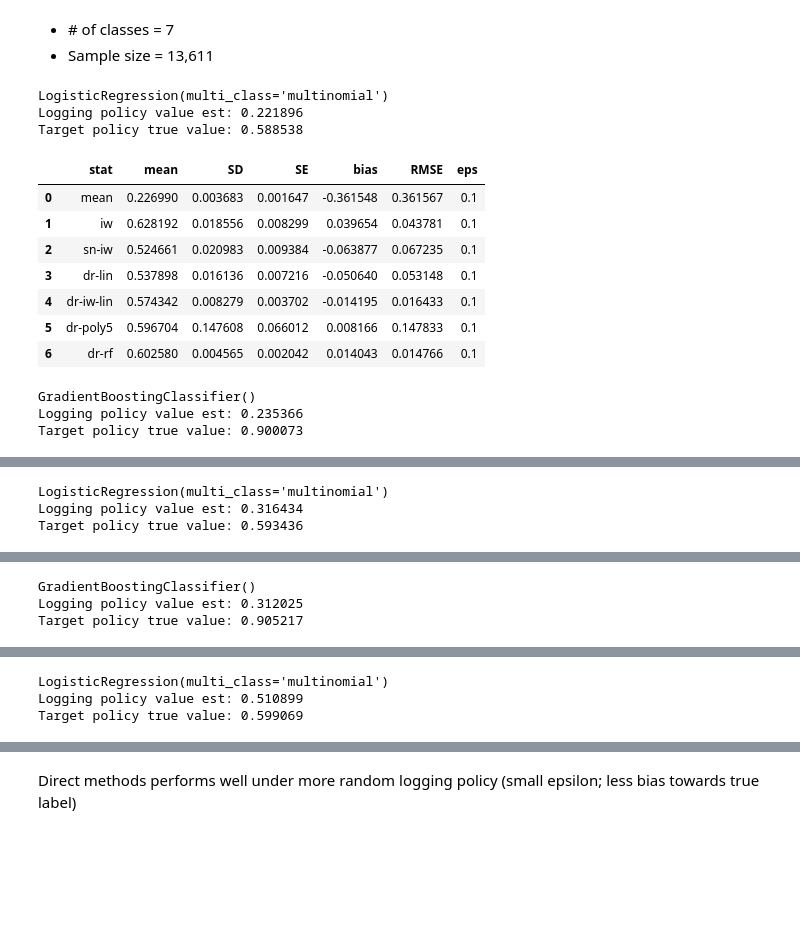
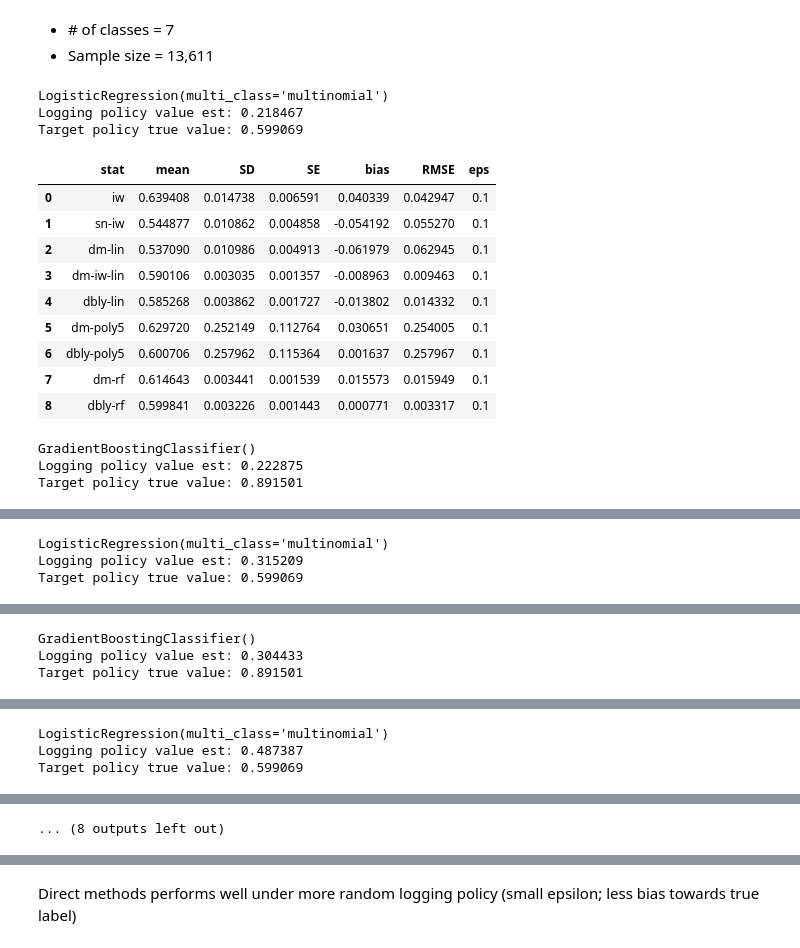
Before and after one commit to EricHe98/direct_method, a Jupyter notebook: notebooks/Offline-Bandit_Policy_Evaluation.ipynb, the cells around one changed output, grey strips where cells are left out. Drawn from its saved outputs; the diff is of its cells as text; code cells hidden in the pictures; blank space fills up the shorter version.

```diff
--- a/notebooks/Offline-Bandit_Policy_Evaluation.ipynb
+++ b/notebooks/Offline-Bandit_Policy_Evaluation.ipynb
@@ -229,17 +233,25 @@ def get_value_estimators(policy, contexts, actions, rewards, propensities, skip_
         rf = RandomForestRegressor()
         params = {'n_estimators': [100, 150],
                   'max_depth': [5, 10]}
-
-#         rewards_rf[act] = GridSearchCV(rf, params, cv=2).fit(X,R).predict(contexts)
-#         rewards_rf_iw[act] = GridSearchCV(rf, params, cv=3).fit(X,R, sample_weight=wgt).predict(contexts)
+        rewards_rf[act] = GridSearchCV(rf, params, cv=3).fit(X,R).predict(contexts)
 
     act_dist = policy.get_action_distribution(contexts)
+    rewards_dbly_lin = (rewards_linreg).assign(act=actions).apply(lambda x: x[x["act"]], axis=1)
+    rewards_dbly_poly = (rewards_poly5).assign(act=actions).apply(lambda x: x[x["act"]], axis=1)
+    rewards_dbly_rf = (rewards_rf).assign(act=actions).apply(lambda x: x[x["act"]], axis=1)
 
-    est["dr-lin"] = (rewards_linreg * act_dist).sum().sum() / act_dist.shape[0]
-    est["dr-iw-lin"] = (rewards_linreg_iw * act_dist).sum().sum() / act_dist.shape[0]
-    est["dr-poly5"] = (rewards_poly5 * act_dist).sum().sum() / act_dist.shape[0]
-#     est["dr-rf"] = (rewards_rf * act_dist).sum().sum() / act_dist.shape[0]
+    est["dm-lin"] = (rewards_linreg * act_dist).sum().sum() / act_dist.shape[0]
+    est["dm-iw-lin"] = (rewards_linreg_iw * act_dist).sum().sum() / act_dist.shape[0]
+    est["dbly-lin"] = (((rewards-rewards_dbly_lin)*imp_wgt).sum() +
+                                (rewards_linreg*act_dist).sum().sum()) / act_dist.shape[0]
 
+    est["dm-poly5"] = (rewards_poly5 * act_dist).sum().sum() / act_dist.shape[0]
+    est["dbly-poly5"] = (((rewards-rewards_dbly_poly)*imp_wgt).sum() +
+                                (rewards_poly5*act_dist).sum().sum()) / act_dist.shape[0]
+
+    est["dm-rf"] = (rewards_rf * act_dist).sum().sum() / act_dist.shape[0]
+    est["dbly-rf"] = (((rewards-rewards_dbly_rf)*imp_wgt).sum() +
+                                (rewards_rf*act_dist).sum().sum()) / act_dist.shape[0]
     return est
 # %%
 def get_estimator_stats(estimates, eps, true_parameter_value=None):
@@ -308,15 +302,23 @@ def value_est_output(data, rewards, model, TargetPolicy, LoggingPolicy, trials=5
 - Sample size = 1,484
 # %%
 def run_experiments(data, LoggingPolicy, eps_list, rng=default_rng(7)):
-    lr = LogisticRegression(multi_class='multinomial')
     gb = GradientBoostingClassifier()
+
+    pipe_lr = Pipeline([("classifier", LogisticRegression(multi_class="multinomial"))])
+
+    param_grid_lr = [{'classifier' :[LogisticRegression(multi_class="multinomial")],
+                      "classifier__penalty" : ['l1', 'l2'],
+                      "classifier__C" : np.logspace(-4, 4, 10),
+                      "classifier__max_iter" : [100]}]
+
+    clf_lr = GridSearchCV(pipe_lr, param_grid=param_grid_lr, cv=3, verbose=0, n_jobs=-1)
 
     lr_results = []
     gb_results = []
 
     # Prep data
     n = data.shape[0]
-    train_frac = 0.5
+    train_frac = 0.7
     train_size = round(train_frac * n)
     train_idx = rng.choice(n, size = train_size, replace = False)
     test_idx = np.setdiff1d(np.arange(n), train_idx, assume_unique=True)
@@ -331,18 +333,17 @@ def run_experiments(data, LoggingPolicy, eps_list, rng=default_rng(7)):
 
     data_dict = {"X_train": X_train, "X_test": X_test, "y_train" : y_train, "y_test": y_test}
 
-    lr.fit(X_train, y_train)
-    lr_policy_stochastic = SKLearnPolicy(model=lr, num_actions=len(data.label.unique()), is_deterministic=False)
+    clf_lr.fit(X_train, y_train)
+    lr_policy_stochastic = SKLearnPolicy(model=clf_lr, num_actions=len(data.label.unique()), is_deterministic=False)
     lr_policy_true_value = lr_policy_stochastic.get_value_estimate(X_test, full_rewards_test)
 
     gb.fit(X_train, y_train)
     gb_policy_stochastic = SKLearnPolicy(model=gb, num_actions=len(data.label.unique()), is_deterministic=False)
     gb_policy_true_value = gb_policy_stochastic.get_value_estimate(X_test, full_rewards_test)
 
-
     for e in eps_list:
-        print(lr)
-        lr_res = value_est_output(data_dict, full_rewards_test,  model=lr, LoggingPolicy=LoggingPolicy,
+        print(LogisticRegression(multi_class="multinomial"))
+        lr_res = value_est_output(data_dict, full_rewards_test,  model=clf_lr, LoggingPolicy=LoggingPolicy,
                                   TargetPolicy=lr_policy_stochastic,
                                   eps=e, policy_true_value=lr_policy_true_value)
         display(lr_res)
@@ -469,20 +486,22 @@ barplot_by_eps(yeast_gb_results, eps_list, gb, 'bias')
 - \# of classes = 7
 - Sample size = 13,611
 # %%
-bean_lr_results, bean_gb_results = run_experiments(bean_data, eps_list)
+bean_lr_results, bean_gb_results = run_experiments(bean_data, BanditLoggingPolicy, eps_list)
 # %% [output]
 LogisticRegression(multi_class='multinomial')
-Logging policy value est: 0.221896
-Target policy true value: 0.588538
+Logging policy value est: 0.218467
+Target policy true value: 0.599069
 |  | stat | mean | SD | SE | bias | RMSE | eps |
-| 0 | mean | 0.226990 | 0.003683 | 0.001647 | -0.361548 | 0.361567 | 0.1 |
-| 1 | iw | 0.628192 | 0.018556 | 0.008299 | 0.039654 | 0.043781 | 0.1 |
-| 2 | sn-iw | 0.524661 | 0.020983 | 0.009384 | -0.063877 | 0.067235 | 0.1 |
-| 3 | dr-lin | 0.537898 | 0.016136 | 0.007216 | -0.050640 | 0.053148 | 0.1 |
-| 4 | dr-iw-lin | 0.574342 | 0.008279 | 0.003702 | -0.014195 | 0.016433 | 0.1 |
-| 5 | dr-poly5 | 0.596704 | 0.147608 | 0.066012 | 0.008166 | 0.147833 | 0.1 |
-| 6 | dr-rf | 0.602580 | 0.004565 | 0.002042 | 0.014043 | 0.014766 | 0.1 |
+| 0 | iw | 0.639408 | 0.014738 | 0.006591 | 0.040339 | 0.042947 | 0.1 |
+| 1 | sn-iw | 0.544877 | 0.010862 | 0.004858 | -0.054192 | 0.055270 | 0.1 |
+| 2 | dm-lin | 0.537090 | 0.010986 | 0.004913 | -0.061979 | 0.062945 | 0.1 |
+| 3 | dm-iw-lin | 0.590106 | 0.003035 | 0.001357 | -0.008963 | 0.009463 | 0.1 |
+| 4 | dbly-lin | 0.585268 | 0.003862 | 0.001727 | -0.013802 | 0.014332 | 0.1 |
+| 5 | dm-poly5 | 0.629720 | 0.252149 | 0.112764 | 0.030651 | 0.254005 | 0.1 |
+| 6 | dbly-poly5 | 0.600706 | 0.257962 | 0.115364 | 0.001637 | 0.257967 | 0.1 |
+| 7 | dm-rf | 0.614643 | 0.003441 | 0.001539 | 0.015573 | 0.015949 | 0.1 |
+| 8 | dbly-rf | 0.599841 | 0.003226 | 0.001443 | 0.000771 | 0.003317 | 0.1 |
 GradientBoostingClassifier()
-Logging policy value est: 0.235366
-Target policy true value: 0.900073
+Logging policy value est: 0.222875
+Target policy true value: 0.891501
 |  | stat | mean | SD | SE | bias | RMSE | eps |
@@ -496,4 +517,4 @@ Target policy true value: 0.900073
 LogisticRegression(multi_class='multinomial')
-Logging policy value est: 0.316434
-Target policy true value: 0.593436
+Logging policy value est: 0.315209
+Target policy true value: 0.599069
 |  | stat | mean | SD | SE | bias | RMSE | eps |
@@ -507,4 +530,4 @@ Target policy true value: 0.593436
 GradientBoostingClassifier()
-Logging policy value est: 0.312025
-Target policy true value: 0.905217
+Logging policy value est: 0.304433
+Target policy true value: 0.891501
 |  | stat | mean | SD | SE | bias | RMSE | eps |
@@ -518,3 +543,3 @@ Target policy true value: 0.905217
 LogisticRegression(multi_class='multinomial')
-Logging policy value est: 0.510899
+Logging policy value est: 0.487387
 Target policy true value: 0.599069
@@ -521 +569,2 @@ Target policy true value: 0.599069
+... (8 outputs left out)
 # %%
```
Also changed, not shown: parts of 13 cells of this notebook.
